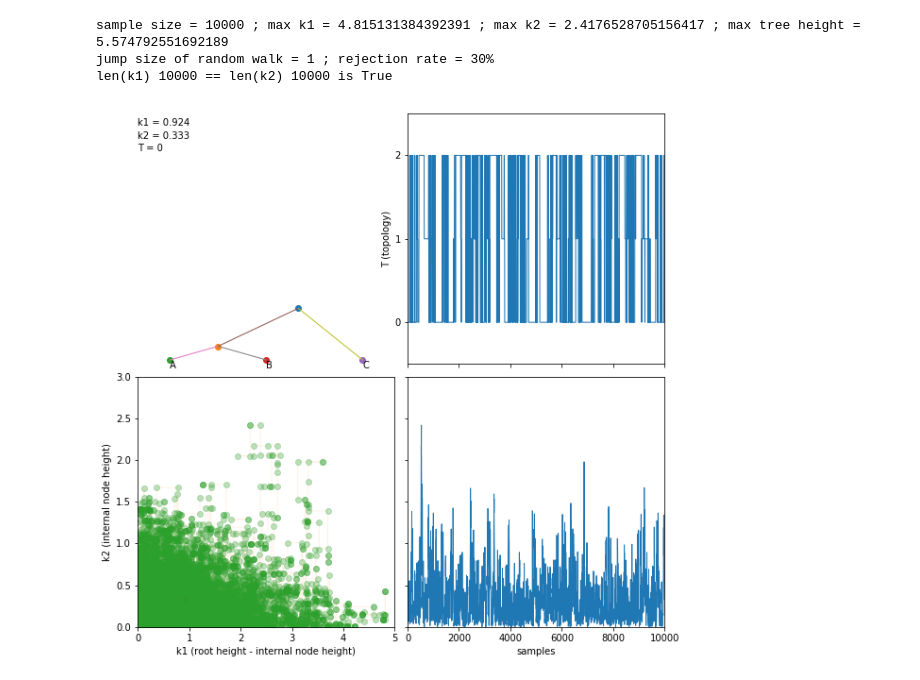
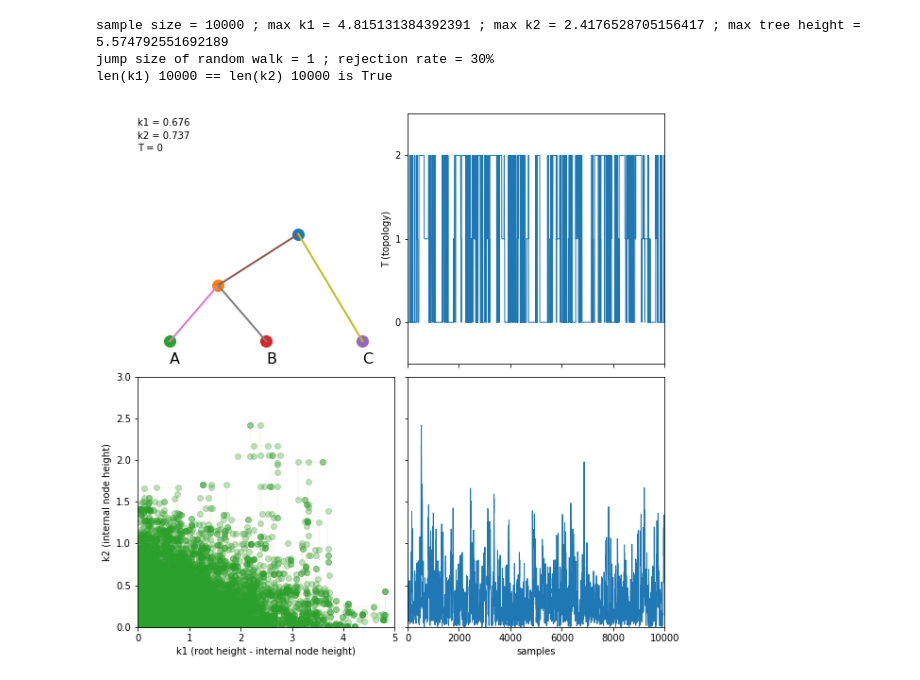
Before and after one commit to walterxie/TreeSpace, a Jupyter notebook: note/TreeSpace3Taxa.ipynb, the cells around one changed output. Cells and saved outputs as stored; diff of their text form; code cells hidden in the pictures.

```diff
--- a/note/TreeSpace3Taxa.ipynb
+++ b/note/TreeSpace3Taxa.ipynb
@@ -88,7 +88,7 @@ fig = plt.figure(figsize=(10,10))
 k1_width = (0, np.ceil(max_k1))
 k2_width = (0, np.ceil(max_k2))
 tree_width = (0, 2)
-tree_height = (-0.1, np.ceil(max_tree_height))
+tree_height = (-0.3, 3)
 states_width = (0, samples)
 # tree panel
 ax1 = fig.add_subplot(221, xlim=tree_width, ylim=tree_height)
@@ -112,15 +112,15 @@ line3, = ax3.plot([], [], 'o', lw=3)
 line4, = ax3.plot([], [], lw=1, alpha=.1)
 line5, = ax3.plot([], [], 'o', alpha=.3)
 # tree topology based on (A,B),C => A 3, B 4, C 5, AB, 2, ABC 1
-node1, = ax1.plot([], [], 'o', lw=2)
-node2, = ax1.plot([], [], 'o', lw=3)
-node3, = ax1.plot([], [], 'o', lw=2)
-node4, = ax1.plot([], [], 'o', lw=2)
-node5, = ax1.plot([], [], 'o', lw=2)
-edge12, = ax1.plot([], [], lw=1)
-edge23, = ax1.plot([], [], lw=1)
-edge24, = ax1.plot([], [], lw=1)
-edge15, = ax1.plot([], [], lw=1)
+node1, = ax1.plot([], [], 'o', lw=2, markersize=12)
+node2, = ax1.plot([], [], 'o', lw=2, markersize=12)
+node3, = ax1.plot([], [], 'o', lw=2, markersize=12)
+node4, = ax1.plot([], [], 'o', lw=2, markersize=12)
+node5, = ax1.plot([], [], 'o', lw=2, markersize=12)
+edge12, = ax1.plot([], [], lw=2)
+edge23, = ax1.plot([], [], lw=2)
+edge24, = ax1.plot([], [], lw=2)
+edge15, = ax1.plot([], [], lw=2)
 lines = [line1, line2, line3, line4, edge12, edge23, edge24, edge15,
          node1, node2, node3, node4, node5]
 # text
@@ -130,10 +130,10 @@ T_text = ax1.text(0, 0.85, '', transform=ax1.transAxes)
 
 ### fix tips, move root and internal node
 
-x3 = 0.25; x4 = 1.0; x5 = 1.75; y = 0; y_lab_adj = 0.2
-tip3_label = ax1.text(x3, y-y_lab_adj, 'A')
-tip4_label = ax1.text(x4, y-y_lab_adj, 'B')
-tip5_label = ax1.text(x5, y-y_lab_adj, 'C')
+x3 = 0.25; x4 = 1.0; x5 = 1.75; y = 0; y_lab_adj = 0.3
+tip3_label = ax1.text(x3, y-y_lab_adj, 'A', fontsize=16)
+tip4_label = ax1.text(x4, y-y_lab_adj, 'B', fontsize=16)
+tip5_label = ax1.text(x5, y-y_lab_adj, 'C', fontsize=16)
 
 # tree T=0 : (A,B),C => A 3, B 4, C 5
 # tree T=1 : (A,C),B => A 3, B 5, C 4
@@ -172,34 +172,34 @@ def init():
 xRoot = 1.25; xNode2 = 0.625 # fix x, move y
 def animate(i):
     _k1 = listK1[i]; _k2 = listK2[i]; _T = listT[i]
     line1.set_data(range(i), listT[:i])
     line2.set_data(range(i), listK2[:i])
     line3.set_data(_k1, _k2)
     line4.set_data(listK1[:i], listK2[:i])
     line5.set_data(listK1[:i], listK2[:i])
     #tree
     _yRoot = y + _k1 + _k2
     _y2 = y + _k2
     node1.set_data(xRoot, _yRoot) # root
     node2.set_data(xNode2, _y2) # internal node
     edge12.set_data([xRoot, xNode2], [_yRoot, _y2])
     edge23.set_data([xNode2, x3], [_y2, y])
     edge24.set_data([xNode2, x4], [_y2, y])
     edge15.set_data([xRoot, x5], [_yRoot, y])
     # text
     k1_text.set_text('k1 = %.3f' % _k1)
     k2_text.set_text('k2 = %.3f' % _k2)
     T_text.set_text('T = %.0f' % _T)
     plotTipsByTopology(_T)
     return lines
 
-# 2000 frames
-frames = [i for j in (range(1000), range(samples-2000, samples)) for i in j]
+# pick up every 10 frames
+frames = range(0, samples, 10)
 # interval : Delay between frames in milliseconds. Defaults to 200.
 anim = animation.FuncAnimation(fig, animate, init_func=init, frames=frames,
                                interval=1, blit=True, repeat=True)
 
-anim.save('TreeSpace3Taxa.mp4', fps=100, extra_args=['-vcodec', 'libx264'])
+anim.save('TreeSpace3Taxa.mp4', fps=50, extra_args=['-vcodec', 'libx264'])
 plt.show()
 # %% [output]
-[figure, old version]
+[figure, new version]
```
Also changed, not shown: 5 other files.
